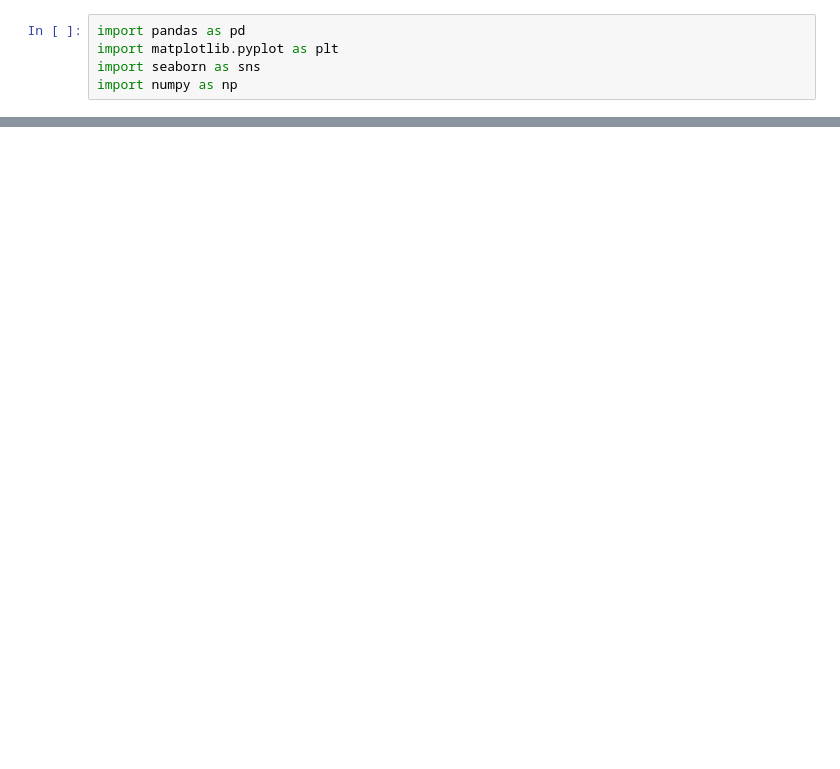
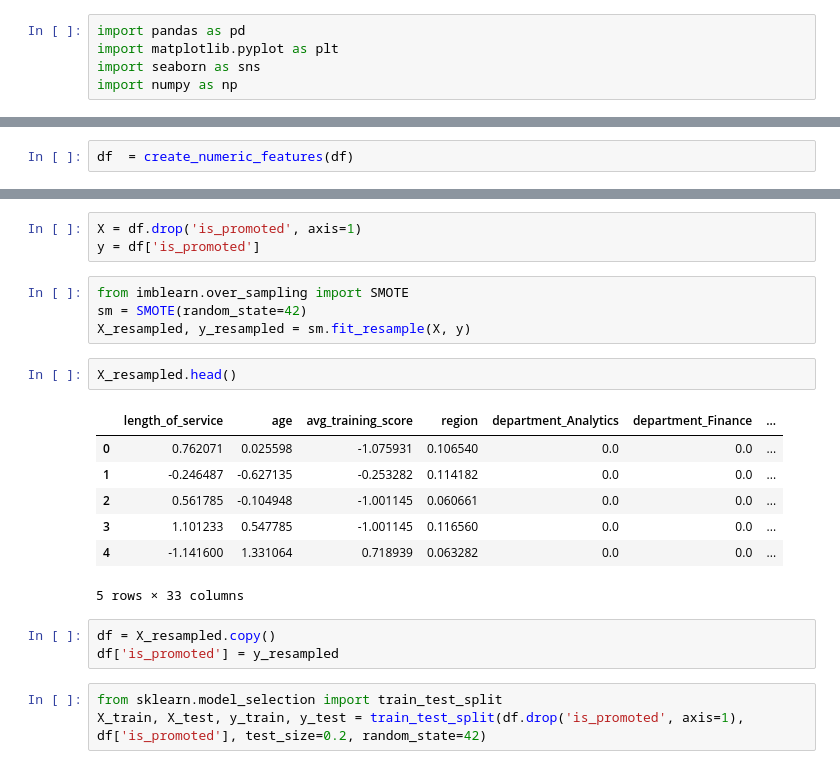
Before and after one commit to Tarun-nagpal07/EDA, a Jupyter notebook: HR_FE.ipynb, the cells around one changed output, grey strips where cells are left out. Drawn from its saved outputs; the diff is of its cells as text; blank space fills up the shorter version.

```diff
--- a/HR_FE.ipynb
+++ b/HR_FE.ipynb
@@ -15,0 +163,2 @@ df.head()
+# %%
+df  = create_numeric_features(df)
@@ -15,0 +199,23 @@ df.head()
+# %%
+X = df.drop('is_promoted', axis=1)
+y = df['is_promoted']
+# %%
+from imblearn.over_sampling import SMOTE
+sm = SMOTE(random_state=42)
+X_resampled, y_resampled = sm.fit_resample(X, y)
+# %%
+X_resampled.head()
+# %% [output]
+|  | length_of_service | age | avg_training_score | region | department_Analytics | department_Finance | ... |
+| 0 | 0.762071 | 0.025598 | -1.075931 | 0.106540 | 0.0 | 0.0 | ... |
+| 1 | -0.246487 | -0.627135 | -0.253282 | 0.114182 | 0.0 | 0.0 | ... |
+| 2 | 0.561785 | -0.104948 | -1.001145 | 0.060661 | 0.0 | 0.0 | ... |
+| 3 | 1.101233 | 0.547785 | -1.001145 | 0.116560 | 0.0 | 0.0 | ... |
+| 4 | -1.141600 | 1.331064 | 0.718939 | 0.063282 | 0.0 | 0.0 | ... |
+5 rows × 33 columns
+# %%
+df = X_resampled.copy()
+df['is_promoted'] = y_resampled
+# %%
+from sklearn.model_selection import train_test_split
+X_train, X_test, y_train, y_test = train_test_split(df.drop('is_promoted', axis=1), df['is_promoted'], test_size=0.2, random_state=42)
```
Also changed, not shown: parts of 28 cells of this notebook, 2 other files.
